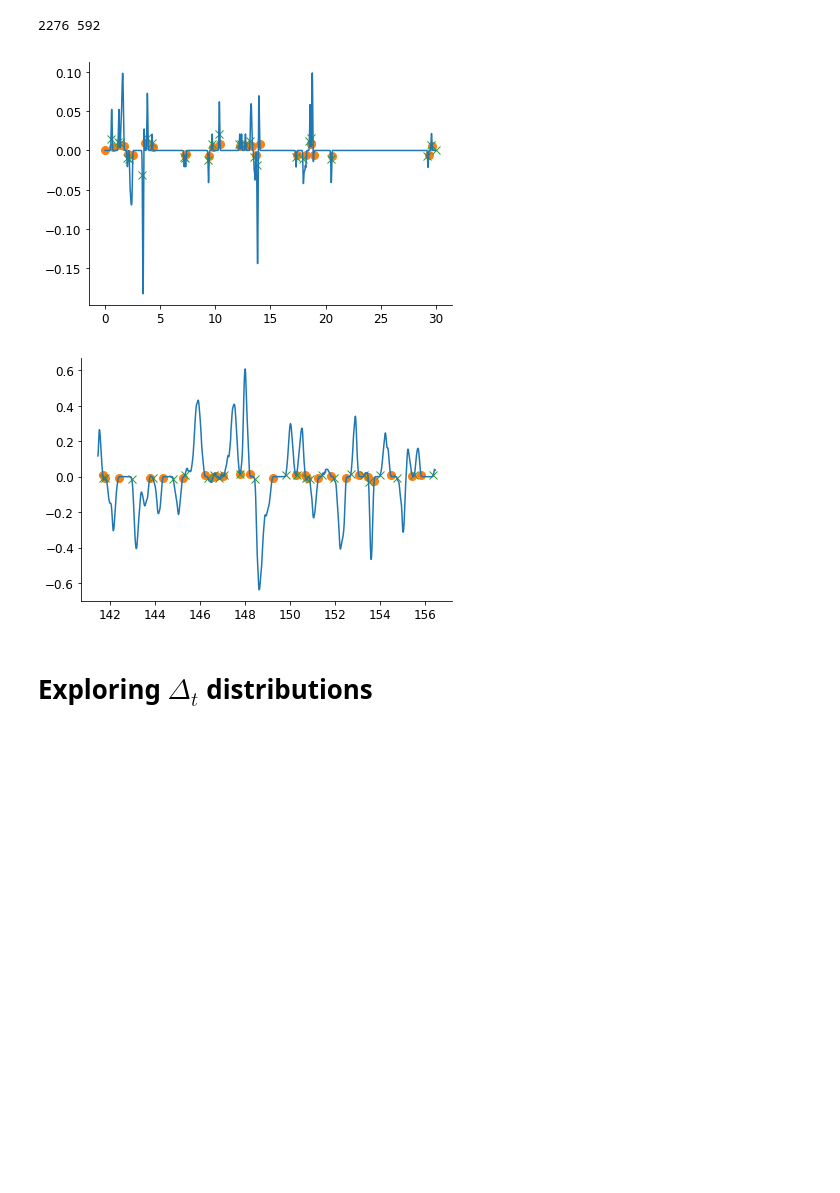
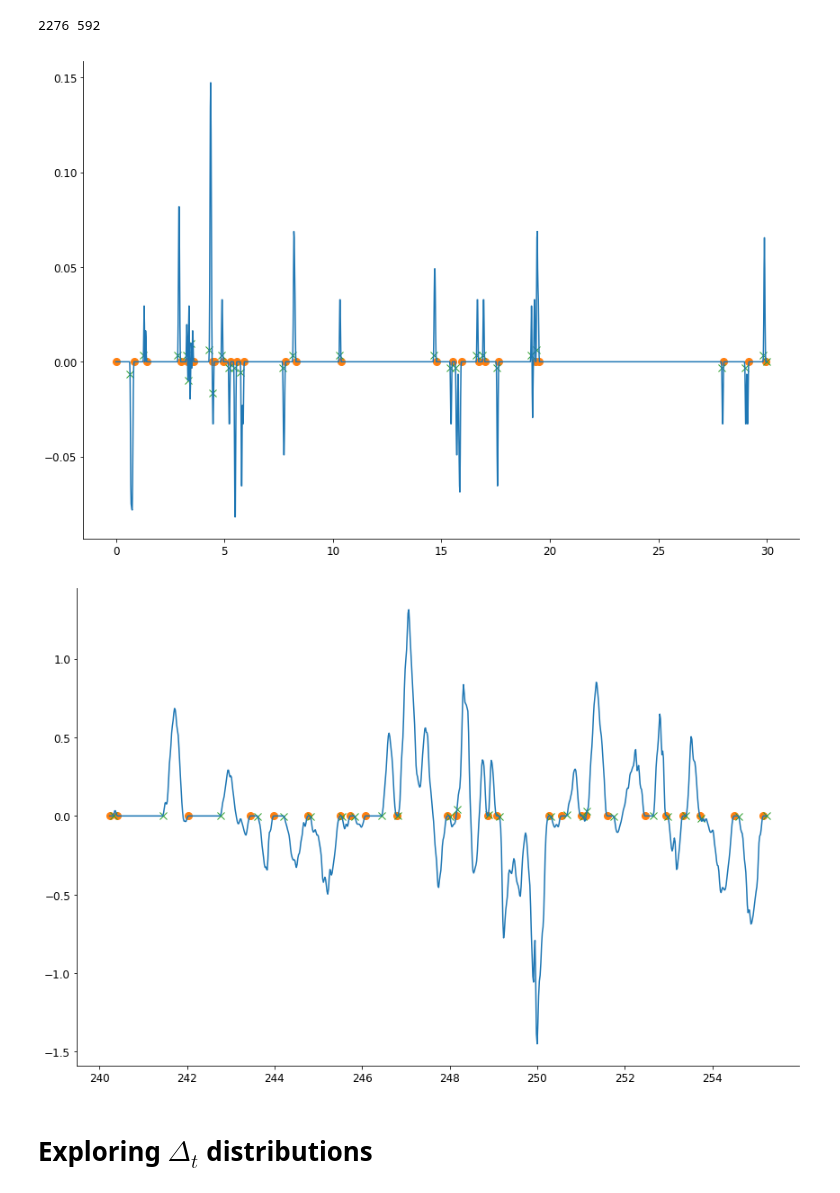
Before and after one commit to cherepaha/initiation, a Jupyter notebook: steering_data_analysis.ipynb, the cells around one changed output. Saved outputs shown, nothing was run; the diff lists cells and outputs as text; code cells hidden in the pictures; blank space fills up the shorter version.

```diff
--- a/steering_data_analysis.ipynb
+++ b/steering_data_analysis.ipynb
@@ -15,10 +15,15 @@ with open('data_path.txt', 'r') as f:
 file_path = os.path.join(data_path, 'MarkkulaEtAl_BiolCyb2018_DataWithIntermittentInterpretation.mat')
 data = helper.loadmat(file_path)
 
+sightpoint_filepath = os.path.join(data_path, 'PreCalculatedSightPointSignalData.mat')
+sightpoint_data = helper.loadmat(sightpoint_filepath)['SSightPointPreCalc']
+
 lk_data = data['STasks'][0]
+lk_sightpoint_data = sightpoint_data.STasks[0]
 lk_subjects = np.arange(1, 16)
 
 cd_data = data['STasks'][1]
+cd_sightpoint_data = sightpoint_data.STasks[1]
 cd_subjects = np.arange(1, 9)
 # %% [markdown]
 # Prepare passive phase data
@@ -80,28 +114,26 @@ print(len(passive_phases_lk), len(passive_phases_cd))
 # %% [output]
 2276 592
 # %%
-def plot_example_sw_rate(drivers, passive_phases):
-    recording = drivers.SDrivers[0].SRecordings[0]
-    t = recording.SSignals.VTimeStamp
-    x = recording.SSignals.VSWAngle
-#     v = helper.differentiate(t, x)
+def plot_example_sw_rate(drivers, passive_phases, subject=1, recording=1):
+    data = drivers.SDrivers[subject-1].SRecordings[recording-1]
+    t = data.SSignals.VTimeStamp
+    x = data.SSignals.VSWAngle
+    v = helper.differentiate(t, x)
 
-    v = recording.SSignals.VSWRate
+    ap_idx = passive_phases[(passive_phases.subject==subject) & (passive_phases.recording==recording)].idx_ap.values
+    sp_idx = passive_phases[(passive_phases.subject==subject) & (passive_phases.recording==recording)].idx_sp.values
 
-    ap_idx = passive_phases[(passive_phases.subject==1) & (passive_phases.recording==1)].idx_ap.values
-    sp_idx = passive_phases[(passive_phases.subject==1) & (passive_phases.recording==1)].idx_sp.values
-
-    fig, ax = plt.subplots()
+    fig, ax = plt.subplots(figsize=(12,8))
     ax.plot(t[sp_idx], v[sp_idx], ls='', marker='o', ms=8, color='C1')
     ax.plot(t[ap_idx], v[ap_idx], ls='', marker='x', ms=8, color='C2')
     ax.plot(t, v)
 #     ax.set_xlim([0,5])
 
-plot_example_sw_rate(lk_data, passive_phases_lk)
-plot_example_sw_rate(cd_data, passive_phases_cd)
+plot_example_sw_rate(lk_data, passive_phases_lk, subject=1, recording=2)
+plot_example_sw_rate(cd_data, passive_phases_cd, subject=1, recording=2)
 # %% [output]
-[figure, old version]
+[figure, new version]
-[figure, old version]
+[figure, new version]
 # %% [markdown]
 # Exploring $\Delta_t$ distributions
 # %%
```
Also changed, not shown: parts of 18 cells of this notebook, 3 other files.
